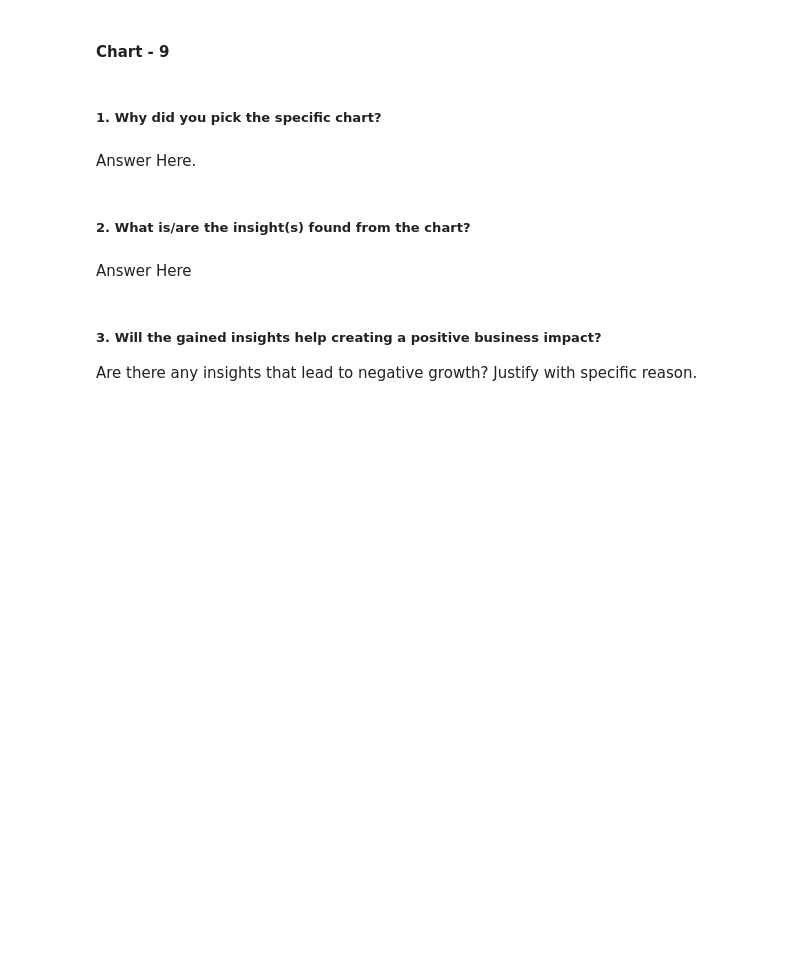
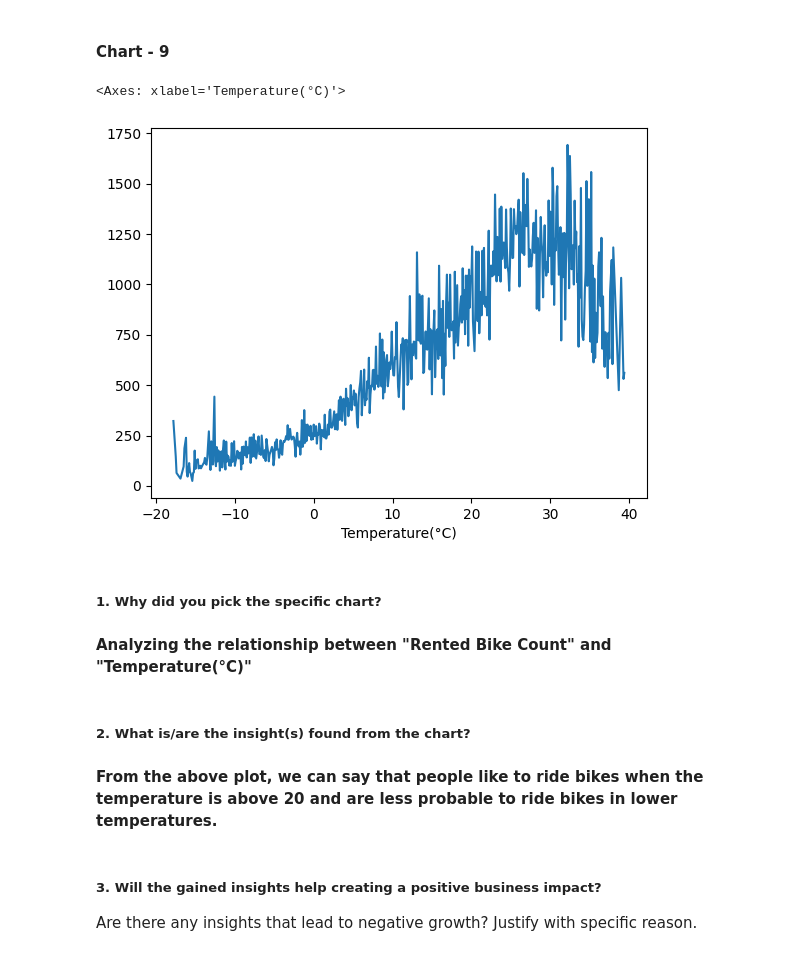
Before and after one commit to AkshayAI007/Predicting-Bike-sharing-demand-using-Machine-learning-, a Jupyter notebook: Seoul Bike Sharing Demand Prediction.ipynb, the cells around one changed output. Saved outputs shown, nothing was run; the diff lists cells and outputs as text; code cells hidden in the pictures; blank space fills up the shorter version.

```diff
--- a/Seoul Bike Sharing Demand Prediction.ipynb
+++ b/Seoul Bike Sharing Demand Prediction.ipynb
@@ -627,14 +664,18 @@ Answer Here
 #### Chart - 9
 # %%
 # Chart - 9 visualization code
+data.groupby('Temperature(°C)').mean()['Rented Bike Count'].plot()
+# %% [output]
+<Axes: xlabel='Temperature(°C)'>
+[figure, added]
 # %% [markdown]
 ##### 1. Why did you pick the specific chart?
-# %% [markdown]
-Answer Here.
+# %% [markdown]
+**Analyzing the relationship between "Rented Bike Count" and "Temperature(°C)"**
 # %% [markdown]
 ##### 2. What is/are the insight(s) found from the chart?
-# %% [markdown]
-Answer Here
+# %% [markdown]
+**From the above plot, we can say that people like to ride bikes when the temperature is above 20 and are less probable to ride bikes in lower temperatures.**
 # %% [markdown]
 ##### 3. Will the gained insights help creating a positive business impact?
 Are there any insights that lead to negative growth? Justify with specific reason.
```
Also changed, not shown: parts of 146 cells of this notebook.
